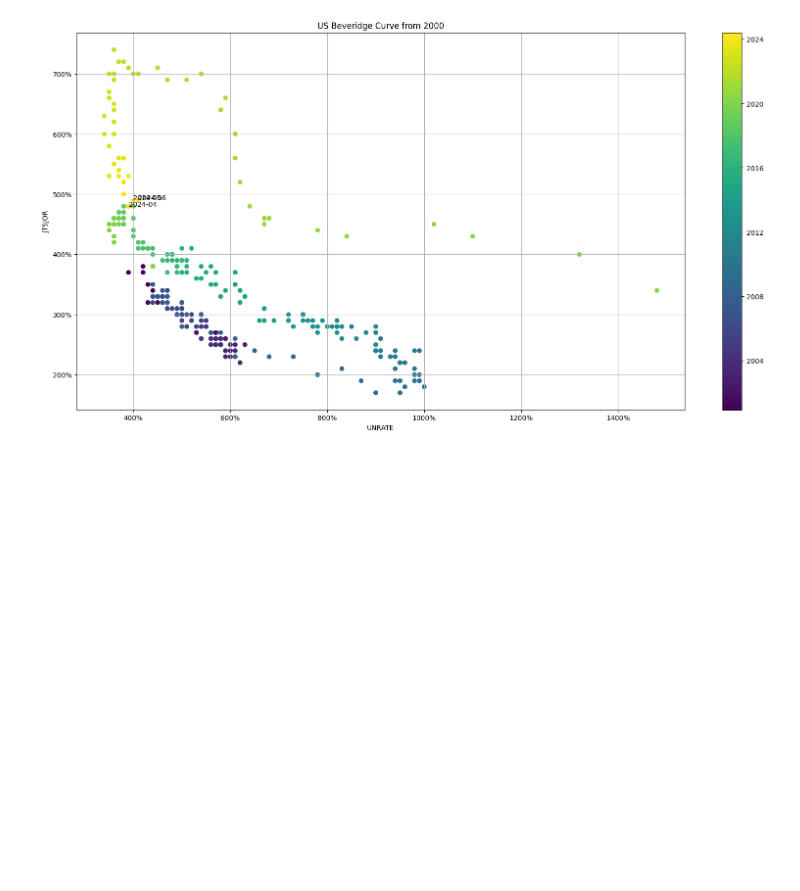
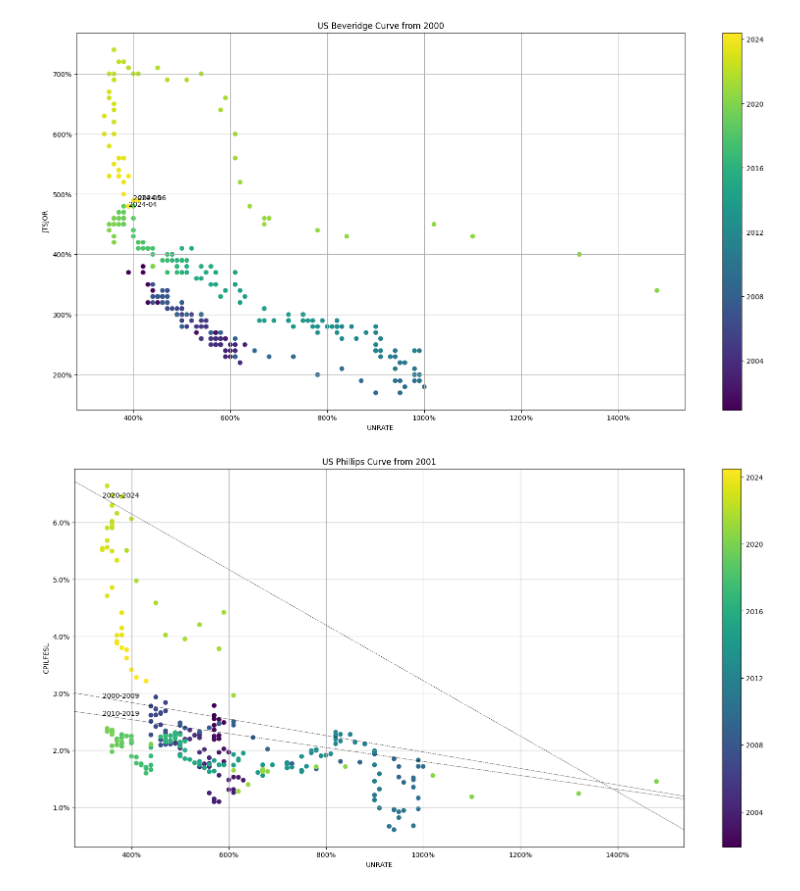
Before and after one commit to KidQuant/economic_analysis, a Jupyter notebook: US Beveridge Curve Data.ipynb, the cells around one changed output. Cells and saved outputs as stored; diff of their text form; code cells hidden in the pictures; blank space fills up the shorter version.

```diff
--- a/US Beveridge Curve Data.ipynb
+++ b/US Beveridge Curve Data.ipynb
@@ -79,3 +79,38 @@ pct_change_core_cpi = (
 )
 phillips_curve_df = pd.concat([data.iloc[:, 0], pct_change_core_cpi], axis=1).dropna()
 phillips_curve_df.rename(columns={"CPILFEESI": "Core Inflation"}, inplace=True)
+# %%
+decades = [
+    (date(2000, 1, 1), date(2009, 12, 31)),
+    (date(2010, 1, 1), date(2019, 12, 31)),
+    (date(2020, 1, 1), date.today()),
+]
+
+cols = phillips_curve_df.columns
+slopes_and_intercepts = [
+    scipy.stats.linregress(
+        phillips_curve_df.loc[dcd[0] : dcd[1], cols[0]],
+        phillips_curve_df.loc[dcd[0] : dcd[1], cols[1]],
+    )[0:2]
+    for dcd in decades
+]
+# %%
+fig, ax = plt.subplots(figsize=(20, 10))
+df = phillips_curve_df.loc[decades[0][0]:]
+sc = ax.scatter(x=df.iloc[:,0], y=df.iloc[:,1],
+                c=mdates.date2num(df.index))
+
+for idx, (slope, intercept) in enumerate(slopes_and_intercepts):
+    ax.axline((df.iloc[:,0].min(), intercept), slope=slope, linestyle='--', color='k', linewidth=.5)
+    plt.text(df.iloc[:,0].min(), intercept, f'{decades[idx][0]:%Y}-{decades[idx][1]:%Y}')
+
+ax.xaxis.set_major_formatter(mtick.PercentFormatter(1))
+ax.yaxis.set_major_formatter(mtick.PercentFormatter(1))
+ax.set_xlabel(df.columns[0])
+ax.set_ylabel(df.columns[1])
+ax.set_title('US Phillips Curve from {:%Y}'.format(phillips_curve_df.index[0]))
+ax.grid(True)
+loc = mdates.AutoDateLocator()
+_ = fig.colorbar(sc, ticks=loc, format=mdates.AutoDateFormatter(loc))
+# %% [output]
+[figure, added]
```
Also changed, not shown: 1 other file.
